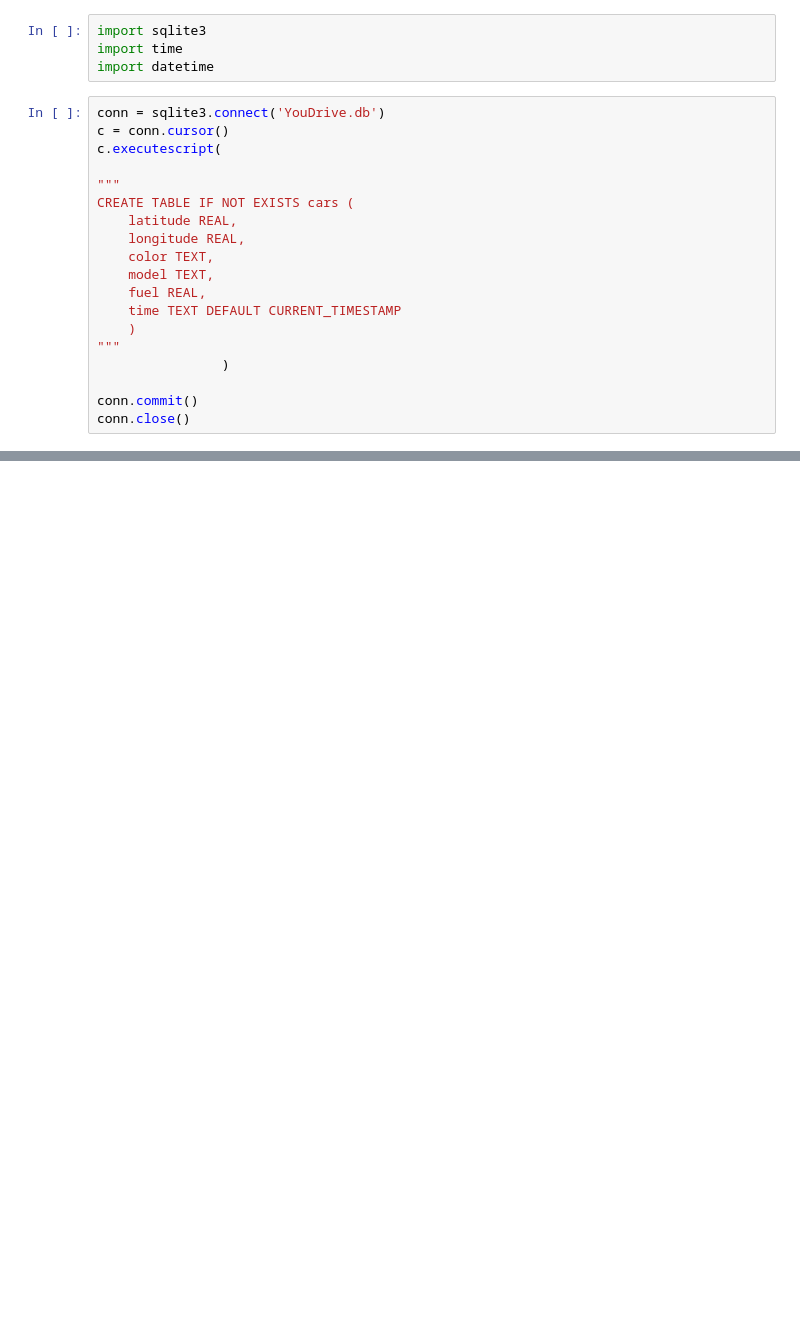
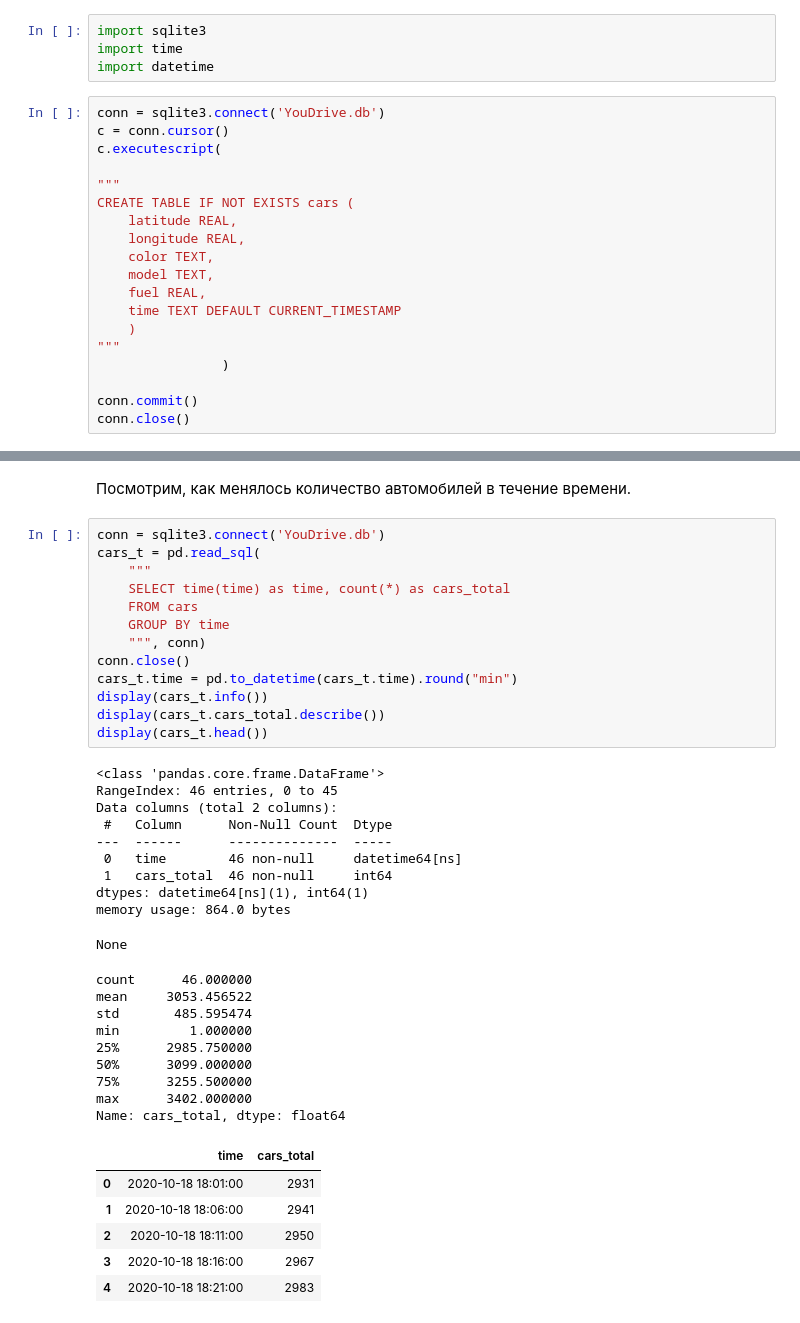
Before and after one commit to gdokuchaev/Personal, a Jupyter notebook: Тестовые задания/YouDrive.ipynb, the cells around one changed output, grey strips where cells are left out. Drawn from its saved outputs; the diff is of its cells as text; blank space fills up the shorter version.

```diff
--- a/Тестовые задания/YouDrive.ipynb
+++ b/Тестовые задания/YouDrive.ipynb
@@ -363,0 +349,41 @@ for i in range(0,120):
+# %% [markdown]
+Посмотрим, как менялось количество автомобилей в течение времени.
+# %%
+conn = sqlite3.connect('YouDrive.db')
+cars_t = pd.read_sql(
+    """
+    SELECT time(time) as time, count(*) as cars_total
+    FROM cars
+    GROUP BY time
+    """, conn)
+conn.close()
+cars_t.time = pd.to_datetime(cars_t.time).round("min")
+display(cars_t.info())
+display(cars_t.cars_total.describe())
+display(cars_t.head())
+# %% [output]
+<class 'pandas.core.frame.DataFrame'>
+RangeIndex: 46 entries, 0 to 45
+Data columns (total 2 columns):
+ #   Column      Non-Null Count  Dtype
+---  ------      --------------  -----
+ 0   time        46 non-null     datetime64[ns]
+ 1   cars_total  46 non-null     int64
+dtypes: datetime64[ns](1), int64(1)
+memory usage: 864.0 bytes
+None
+count      46.000000
+mean     3053.456522
+std       485.595474
+min         1.000000
+25%      2985.750000
+50%      3099.000000
+75%      3255.500000
+max      3402.000000
+Name: cars_total, dtype: float64
+|  | time | cars_total |
+| 0 | 2020-10-18 18:01:00 | 2931 |
+| 1 | 2020-10-18 18:06:00 | 2941 |
+| 2 | 2020-10-18 18:11:00 | 2950 |
+| 3 | 2020-10-18 18:16:00 | 2967 |
+| 4 | 2020-10-18 18:21:00 | 2983 |
```
Also changed, not shown: parts of 28 cells of this notebook.
